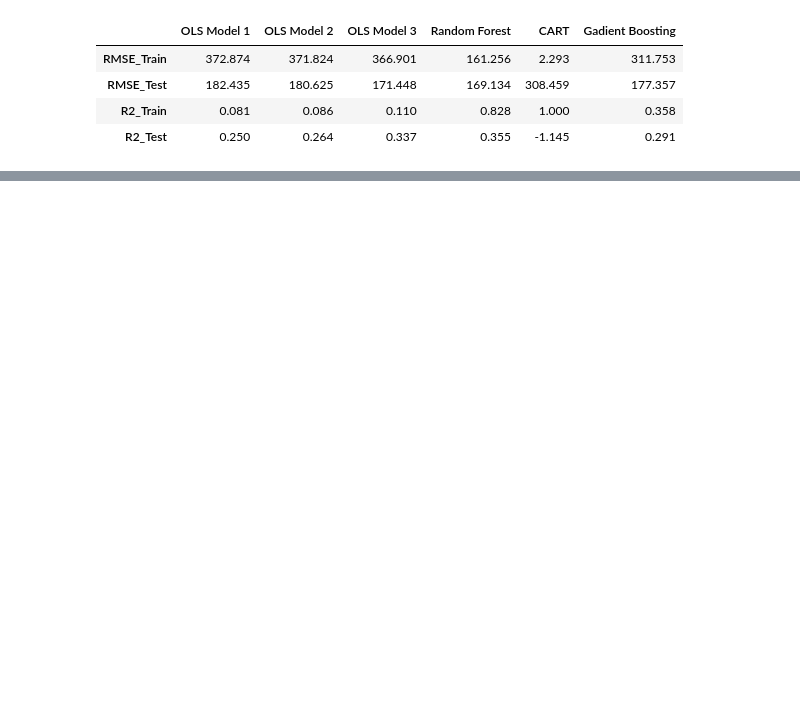
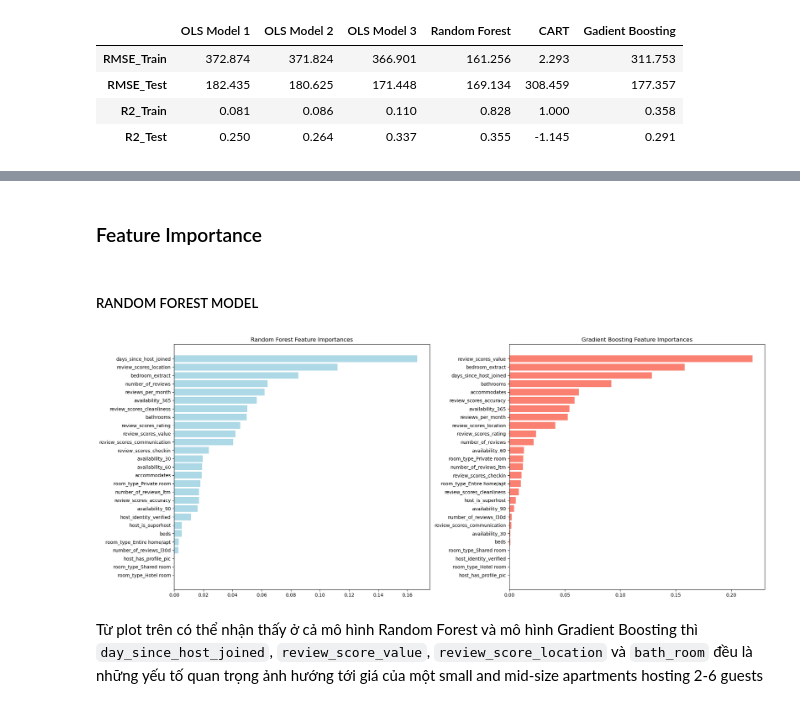
Before and after one commit to thimaipham/2.CEU_DA3_Assignment2, a Jupyter notebook: DA3_Assignment2_ThiMaiPham.ipynb, the cells around one changed output, grey strips where cells are left out. Saved outputs shown, nothing was run; the diff lists cells and outputs as text; code cells hidden in the pictures; blank space fills up the shorter version.

Commit message:
plotting important features

```diff
--- a/DA3_Assignment2_ThiMaiPham.ipynb
+++ b/DA3_Assignment2_ThiMaiPham.ipynb
@@ -469,0 +473,34 @@ array([372.874, 371.824, 366.901, 161.256,   2.293, 311.753])
+# %% [markdown]
+### Feature Importance
+# %% [markdown]
+##### RANDOM FOREST MODEL
+# %%
+# RANDOM FOREST MODEL
+feature_importances = rf_model.feature_importances_
+features = X_train.columns
+importance_df = pd.DataFrame({'Feature': features, 'Importance': feature_importances})
+
+# GRADIENT BOOSTING
+feature_importances_gb = gb_model.feature_importances_
+features_gb = X_train.columns
+importance_df_gb = pd.DataFrame({'Feature': features_gb, 'Importance': feature_importances_gb})
+importance_df_gb = importance_df_gb.sort_values(by='Importance', ascending=False)
+# %%
+fig, axes = plt.subplots(nrows=1, ncols=2, figsize=(20, 8))
+
+# Plot for Random Forest
+axes[0].barh(importance_df_rf['Feature'], importance_df_rf['Importance'], color='lightblue')
+axes[0].set_title('Random Forest Feature Importances')
+axes[0].invert_yaxis()
+
+# Plot for Gradient Boosting
+axes[1].barh(importance_df_gb['Feature'], importance_df_gb['Importance'], color='salmon')
+axes[1].set_title('Gradient Boosting Feature Importances')
+axes[1].invert_yaxis()
+
+plt.tight_layout()
+plt.show()
+# %% [output]
+[figure, added]
+# %% [markdown]
+Từ plot trên có thể nhận thấy ở cả mô hình Random Forest và mô hình Gradient Boosting thì `day_since_host_joined`, `review_score_value`, `review_score_location` và `bath_room` đều là những yếu tố quan trọng ảnh hướng tới giá của một small and mid-size apartments hosting 2-6 guests
```
Also changed, not shown: parts of 24 cells of this notebook.
